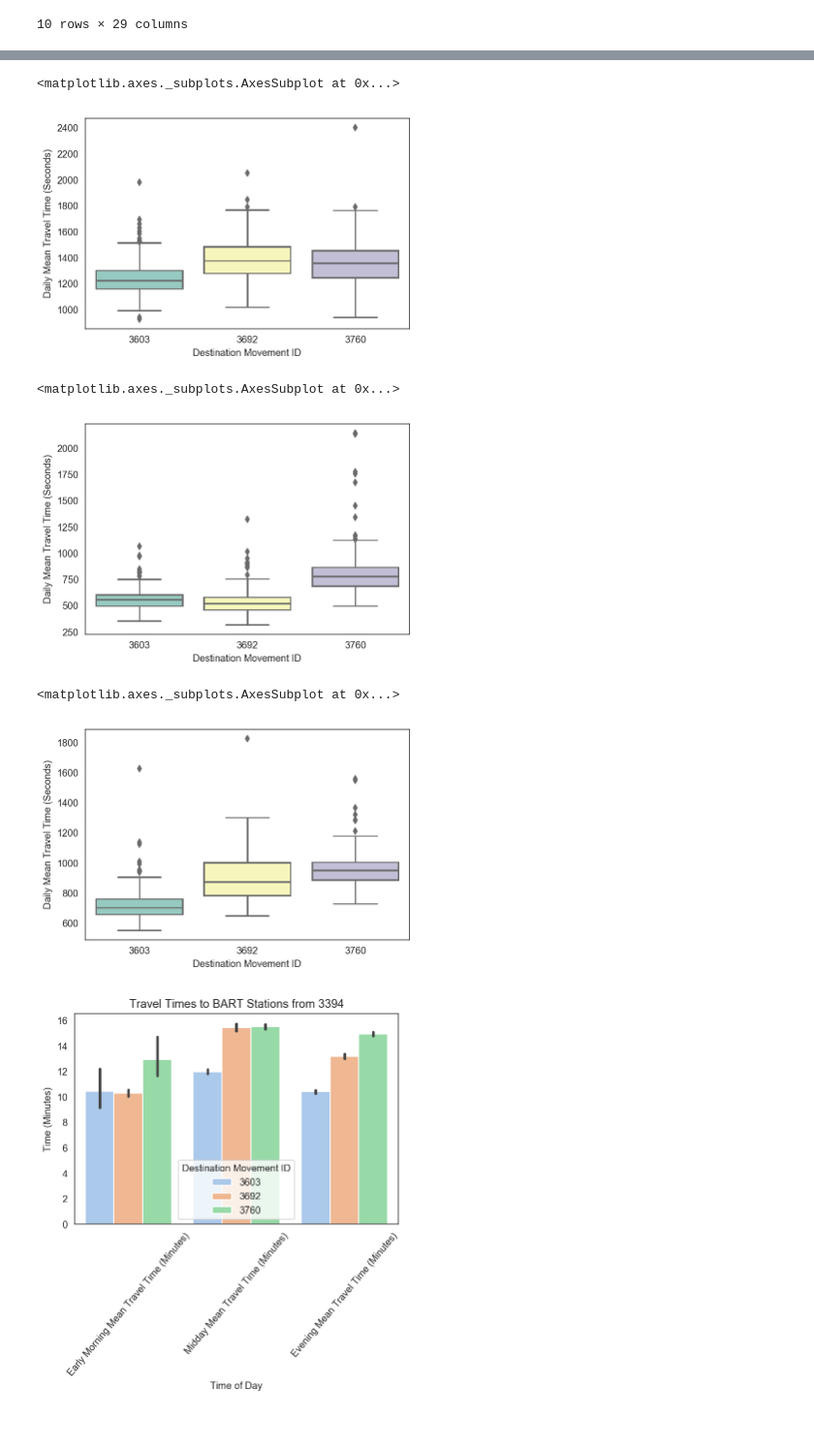
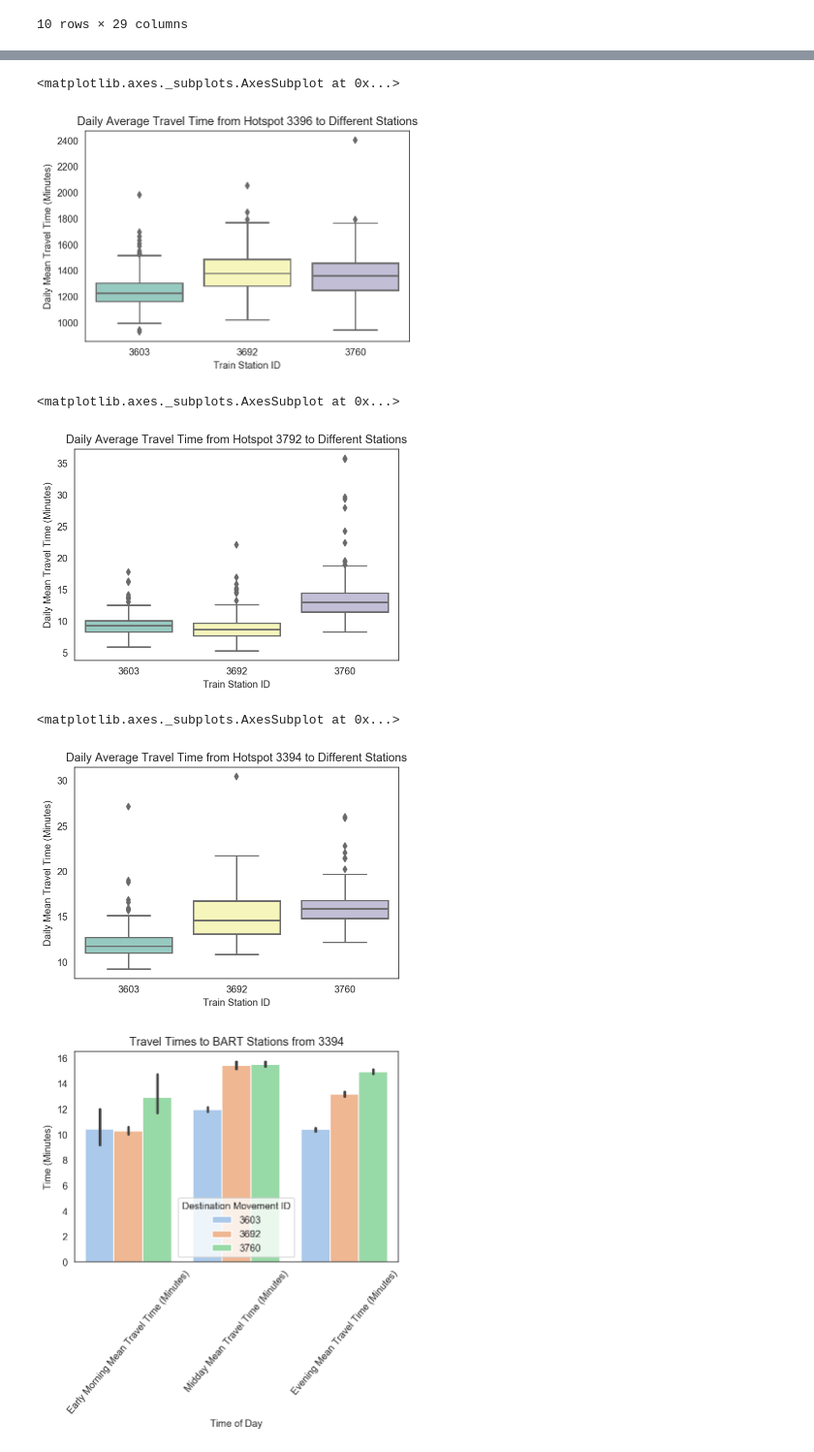
Before and after one commit to annsudhart/DataHacks2020, a Jupyter notebook: Datahacks 2020.ipynb, the cells around one changed output, grey strips where cells are left out. Shown at 97% size. Cells and saved outputs as stored; diff of their text form; code cells hidden in the pictures; blank space fills up the shorter version.

```diff
--- a/Datahacks 2020.ipynb
+++ b/Datahacks 2020.ipynb
@@ -314,30 +293,35 @@ See the caveats in the documentation: http://pandas.pydata.org/pandas-docs/stabl
 """
 This function makes a boxplot for the daily travel time to the three train stations
 """
-def make_boxplot(df):
+def make_boxplot(df, originid):
     ax = sns.boxplot(x='Destination Movement ID', y='Daily Mean Travel Time (Minutes)',
                      data= df, palette="Set3")
-    bplot.set(xlabel='Train Station ID', ylabel='Daily Mean Travel Time (Minutes)')
+    ax.set(xlabel='Train Station ID', ylabel='Daily Mean Travel Time (Minutes)')
+    ax.set_title('Daily Average Travel Time from Hotspot ' + str(originid) + ' to Different Stations')
+    plt.savefig('images/diff_stations_bh_' + str(originid) + '.svg')
     return ax
 # %%
 a = sns.boxplot(x='Destination Movement ID', y='Daily Mean Travel Time (Seconds)',
                  data=bh_hotspots_3396, palette="Set3")
+a.set(xlabel='Train Station ID', ylabel='Daily Mean Travel Time (Minutes)')
+a.set_title('Daily Average Travel Time from Hotspot 3396 to Different Stations')
+plt.savefig('images/diff_stations_bh_' + str(3396) + '.svg')
 a
 # %% [output]
 <matplotlib.axes._subplots.AxesSubplot at 0x...>
-[figure, old version]
+[figure, new version]
 # %%
-b = make_boxplot(bh_hotspots_3792)
+b = make_boxplot(bh_hotspots_3792, 3792)
 b
 # %% [output]
 <matplotlib.axes._subplots.AxesSubplot at 0x...>
-[figure, old version]
+[figure, new version]
 # %%
-c = make_boxplot(bh_hotspots_3394)
+c = make_boxplot(bh_hotspots_3394, 3394)
 c
 # %% [output]
 <matplotlib.axes._subplots.AxesSubplot at 0x...>
-[figure, old version]
+[figure, new version]
 # %%
 def timeofday_boxplot(df, originid):
     timeofday_df = df[['Origin Movement ID', 'Origin Display Name', 'Destination Movement ID', 'Destination Display Name', 'Early Morning Mean Travel Time (Minutes)', 'Midday Mean Travel Time (Minutes)', 'Evening Mean Travel Time (Minutes)']]
```
Also changed, not shown: parts of 13 cells of this notebook, 18 other files.
